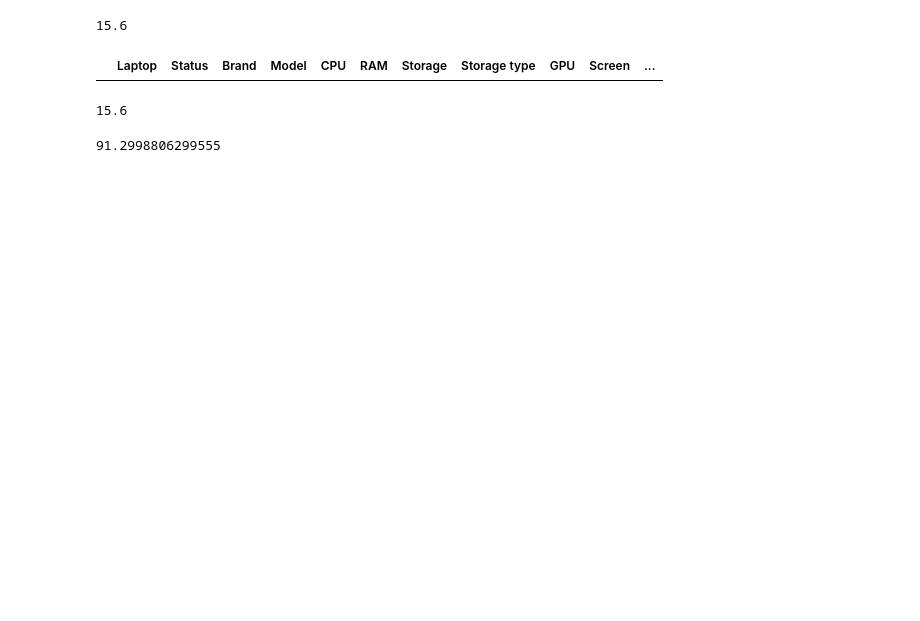
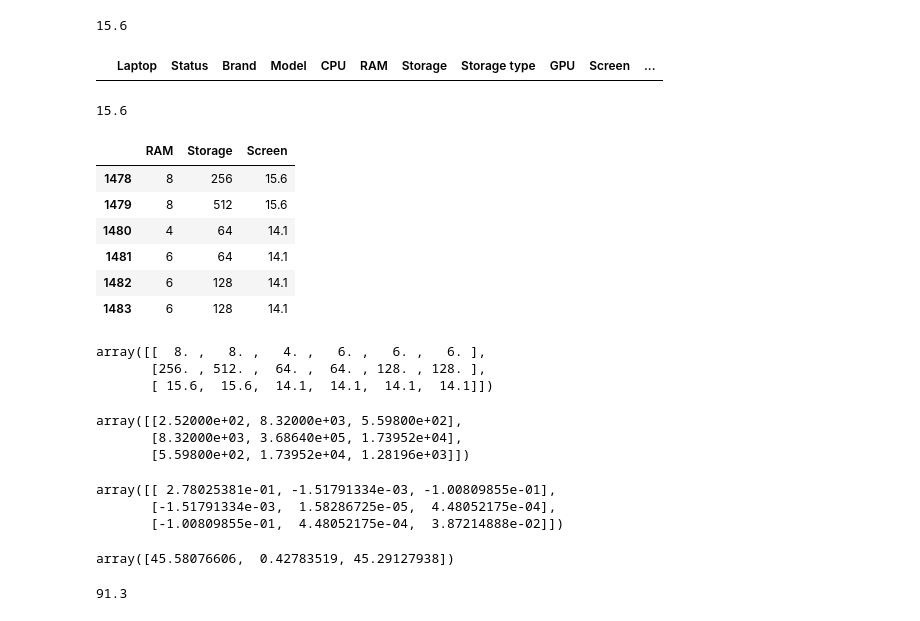
Before and after one commit to thakshak/ml, a Jupyter notebook: homework1.ipynb, the cells around one changed output. Drawn from its saved outputs; the diff is of its cells as text; code cells hidden in the pictures; blank space fills up the shorter version.

```diff
--- a/homework1.ipynb
+++ b/homework1.ipynb
@@ -86,23 +86,55 @@ screenMedian = df['Screen'].median()
 screenMedian
 # %% [output]
 15.6
+# %%
+# Q7. Sum of weights
+# Select all the "Innjoo" laptops from the dataset.
+# Select only columns RAM, Storage, Screen.
+filtered_df = df.loc[df['Brand']=="Innjoo"][["RAM", "Storage", "Screen"]]
+filtered_df
+# %% [output]
+|  | RAM | Storage | Screen |
+| 1478 | 8 | 256 | 15.6 |
+| 1479 | 8 | 512 | 15.6 |
+| 1480 | 4 | 64 | 14.1 |
+| 1481 | 6 | 64 | 14.1 |
+| 1482 | 6 | 128 | 14.1 |
+| 1483 | 6 | 128 | 14.1 |
+# %%
+# Get the underlying NumPy array. Let's call it X.
+X = filtered_df.to_numpy()
+Xt = np.transpose(X)
+Xt
+# %% [output]
+array([[  8. ,   8. ,   4. ,   6. ,   6. ,   6. ],
+       [256. , 512. ,  64. ,  64. , 128. , 128. ],
+       [ 15.6,  15.6,  14.1,  14.1,  14.1,  14.1]])
+# %%
+# Compute matrix-matrix multiplication between the transpose of X and X. To get the transpose, use X.T. Let's call the result XTX.
+XtX = Xt.dot(X)
+XtX
+# %% [output]
+array([[2.52000e+02, 8.32000e+03, 5.59800e+02],
+       [8.32000e+03, 3.68640e+05, 1.73952e+04],
+       [5.59800e+02, 1.73952e+04, 1.28196e+03]])
+# %%
+# Compute the inverse of XTX.
+XtXinv = np.linalg.inv(XtX)
+XtXinv
+# %% [output]
+array([[ 2.78025381e-01, -1.51791334e-03, -1.00809855e-01],
+       [-1.51791334e-03,  1.58286725e-05,  4.48052175e-04],
+       [-1.00809855e-01,  4.48052175e-04,  3.87214888e-02]])
 # %%
-# Q7. Sum of weights
-# Select all the "Innjoo" laptops from the dataset.
-# Select only columns RAM, Storage, Screen.
-filtered_df = df.loc[df['Brand']=="Innjoo"][["RAM", "Storage", "Screen"]]
-# Get the underlying NumPy array. Let's call it X.
-X = filtered_df.to_numpy()
-Xt = np.transpose(X)
-# Compute matrix-matrix multiplication between the transpose of X and X. To get the transpose, use X.T. Let's call the result XTX.
-XtX = Xt.dot(X)
-# Compute the inverse of XTX.
-XtXinv = np.linalg.inv(XtX)
 # Create an array y with values [1100, 1300, 800, 900, 1000, 1100].
 y = [1100, 1300, 800, 900, 1000, 1100]
 # Multiply the inverse of XTX with the transpose of X, and then multiply the result by y. Call the result w.
 w = XtXinv.dot(Xt).dot(y)
-# What's the sum of all the elements of the result?
-np.sum(w)
+w
 # %% [output]
-91.2998806299555
+array([45.58076606,  0.42783519, 45.29127938])
+# %%
+# What's the sum of all the elements of the result?
+np.sum(w).round(2)
+# %% [output]
+91.3
```
